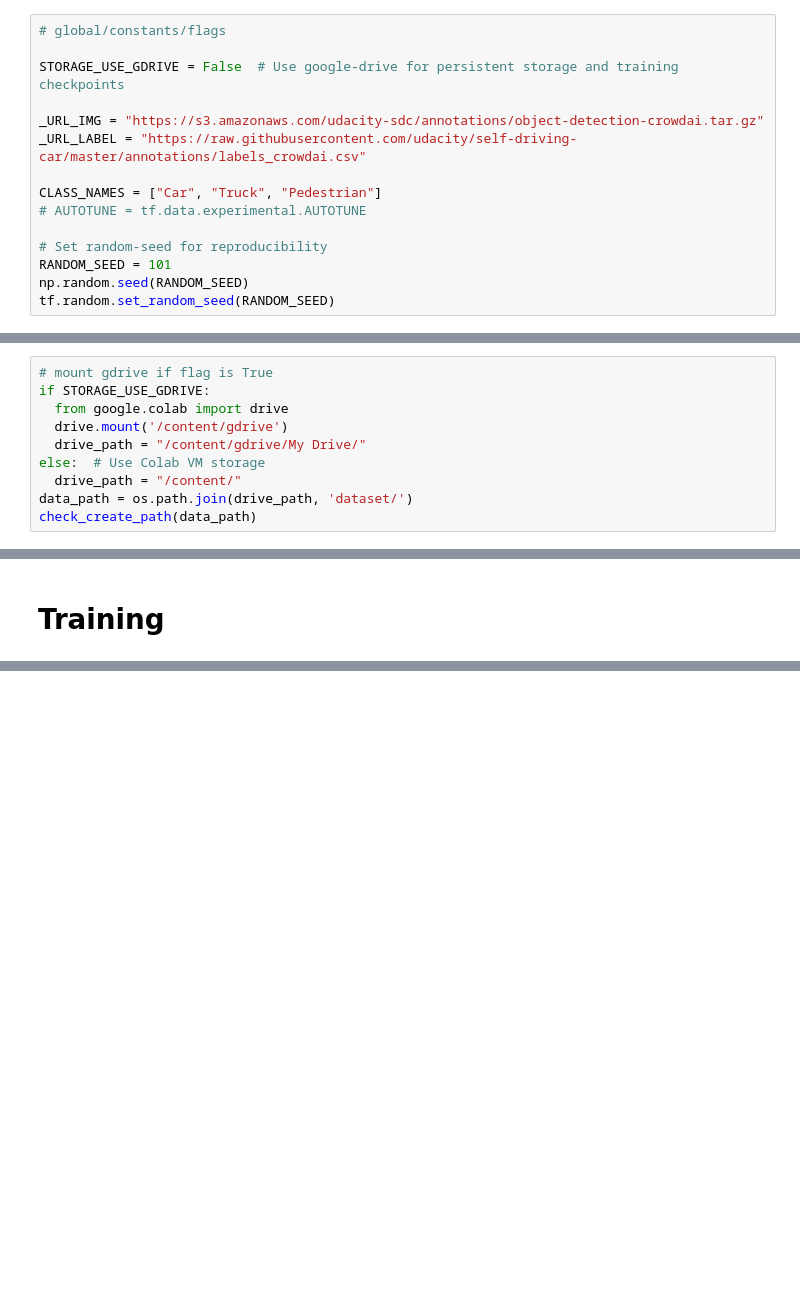
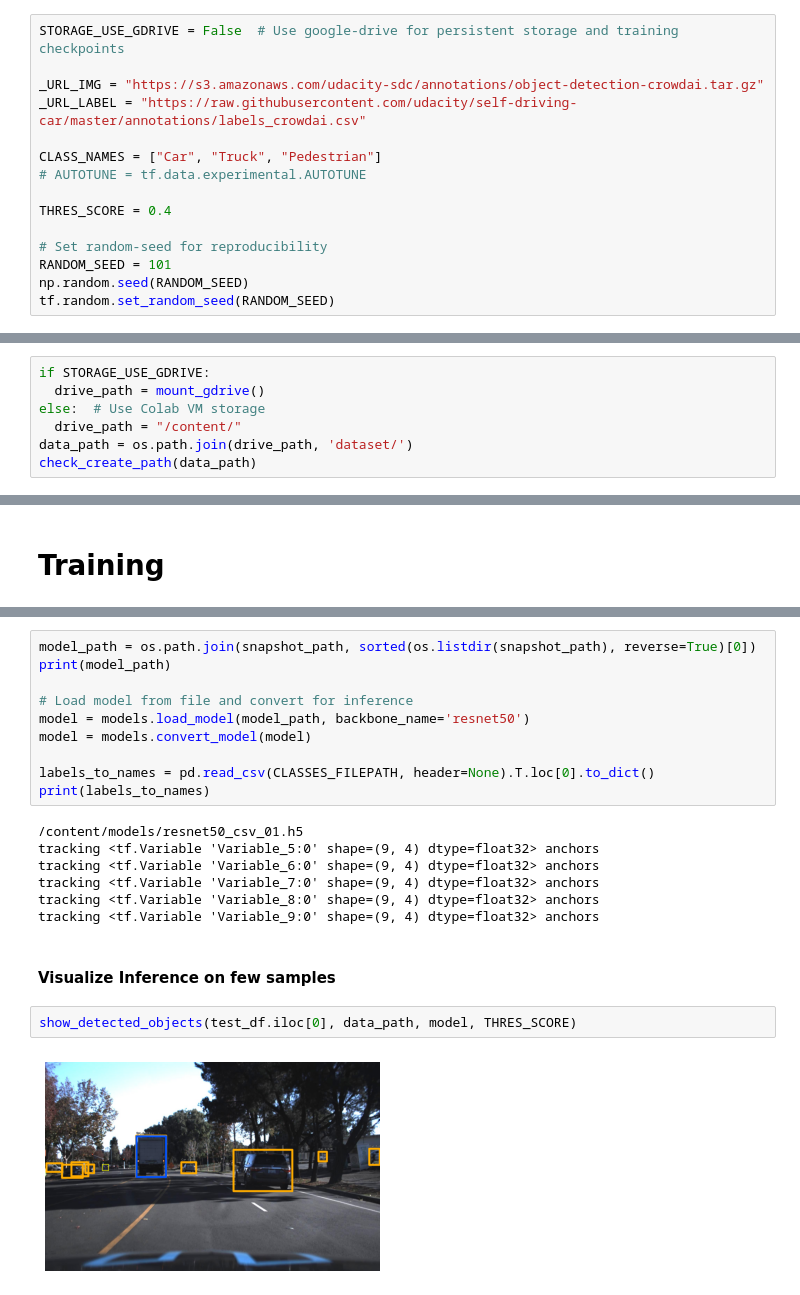
Before and after one commit to jainxy/retinanet_task, a Jupyter notebook: Retinanet_finetune_selfDrivingDataset.ipynb, the cells around one changed output, grey strips where cells are left out. Saved outputs shown, nothing was run; the diff lists cells and outputs as text; blank space fills up the shorter version.

```diff
--- a/Retinanet_finetune_selfDrivingDataset.ipynb
+++ b/Retinanet_finetune_selfDrivingDataset.ipynb
@@ -146,6 +197,4 @@ def disp_objects_img(img_row):
 # %%
-# global/constants/flags
-
 STORAGE_USE_GDRIVE = False  # Use google-drive for persistent storage and training checkpoints
 
 _URL_IMG = "https://s3.amazonaws.com/udacity-sdc/annotations/object-detection-crowdai.tar.gz"
@@ -154,6 +203,8 @@ _URL_LABEL = "https://raw.githubusercontent.com/udacity/self-driving-car/master/
 CLASS_NAMES = ["Car", "Truck", "Pedestrian"]
 # AUTOTUNE = tf.data.experimental.AUTOTUNE
 
+THRES_SCORE = 0.4
+
 # Set random-seed for reproducibility
 RANDOM_SEED = 101
 np.random.seed(RANDOM_SEED)
@@ -161,9 +214,6 @@ tf.random.set_random_seed(RANDOM_SEED)
 # %%
-# mount gdrive if flag is True
 if STORAGE_USE_GDRIVE:
-  from google.colab import drive
-  drive.mount('/content/gdrive')
-  drive_path = "/content/gdrive/My Drive/"
+  drive_path = mount_gdrive()
 else:  # Use Colab VM storage
   drive_path = "/content/"
 data_path = os.path.join(drive_path, 'dataset/')
@@ -377,0 +450,23 @@ for filepath in glob.glob(os.path.join("/content/gdrive/My Drive/", "*.jpg")):
+# %%
+model_path = os.path.join(snapshot_path, sorted(os.listdir(snapshot_path), reverse=True)[0])
+print(model_path)
+
+# Load model from file and convert for inference
+model = models.load_model(model_path, backbone_name='resnet50')
+model = models.convert_model(model)
+
+labels_to_names = pd.read_csv(CLASSES_FILEPATH, header=None).T.loc[0].to_dict()
+print(labels_to_names)
+# %% [output]
+/content/models/resnet50_csv_01.h5
+tracking <tf.Variable 'Variable_5:0' shape=(9, 4) dtype=float32> anchors
+tracking <tf.Variable 'Variable_6:0' shape=(9, 4) dtype=float32> anchors
+tracking <tf.Variable 'Variable_7:0' shape=(9, 4) dtype=float32> anchors
+tracking <tf.Variable 'Variable_8:0' shape=(9, 4) dtype=float32> anchors
+tracking <tf.Variable 'Variable_9:0' shape=(9, 4) dtype=float32> anchors
+# %% [markdown]
+#### Visualize Inference on few samples
+# %%
+show_detected_objects(test_df.iloc[0], data_path, model, THRES_SCORE)
+# %% [output]
+[figure, added]
```
Also changed, not shown: parts of 46 cells of this notebook.
